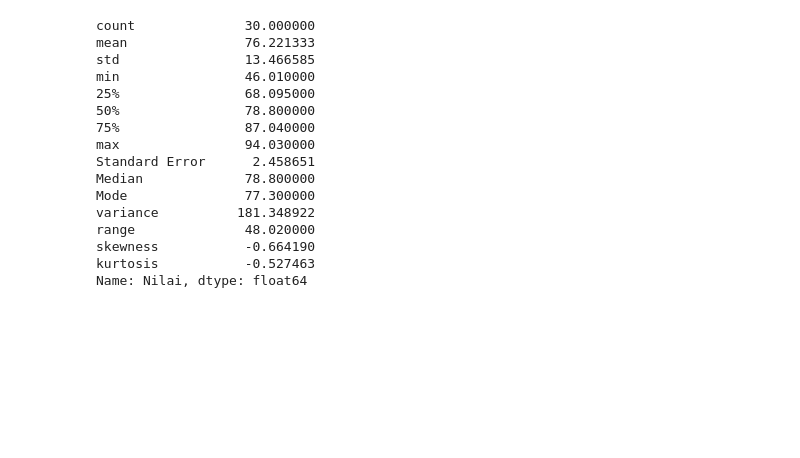
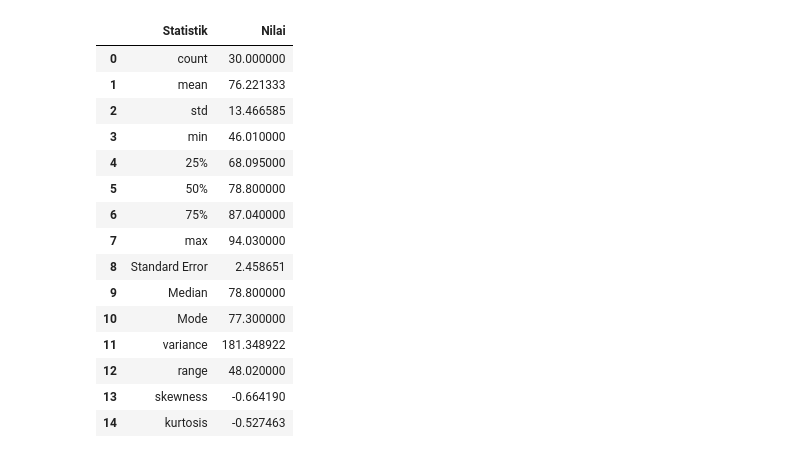
Before and after one commit to TommyTio/Pertemuan4-Online, a Jupyter notebook: Pertemuan4_StatistikaProbabilitas.ipynb, the cells around one changed output. Saved outputs shown, nothing was run; the diff lists cells and outputs as text; code cells hidden in the pictures; blank space fills up the shorter version.

```diff
--- a/Pertemuan4_StatistikaProbabilitas.ipynb
+++ b/Pertemuan4_StatistikaProbabilitas.ipynb
@@ -64,29 +95,36 @@ datafrq.plot(kind='pie',y='Frekuensi',autopct='%1.0f%%',legend=False)
 # %%
 dataraw["Nilai"] = pd.to_numeric(dataraw["Nilai"], errors='coerce')
 dt = dataraw["Nilai"]
 stats = dt.describe()
 stats['Standard Error'] = dt.sem()
 stats['Median'] = dt.median()
 stats['Mode'] = dt.mode().iloc[0]
 stats['variance'] = dt.var()
 stats['range'] = dt.max() - dt.min()
 stats['skewness'] = dt.skew()
 stats['kurtosis'] = dt.kurtosis()
-print(stats)
+
+stats_df = pd.DataFrame({
+    'Statistik': stats.index,
+    'Nilai': stats.values
+})
+
+styled_stats = stats_df.style.background_gradient(cmap='RdBu')
+display(styled_stats)
 # %% [output]
-count              30.000000
-mean               76.221333
-std                13.466585
-min                46.010000
-25%                68.095000
-50%                78.800000
-75%                87.040000
-max                94.030000
-Standard Error      2.458651
-Median             78.800000
-Mode               77.300000
-variance          181.348922
-range              48.020000
-skewness           -0.664190
-kurtosis           -0.527463
-Name: Nilai, dtype: float64
+|  | Statistik | Nilai |
+| 0 | count | 30.000000 |
+| 1 | mean | 76.221333 |
+| 2 | std | 13.466585 |
+| 3 | min | 46.010000 |
+| 4 | 25% | 68.095000 |
+| 5 | 50% | 78.800000 |
+| 6 | 75% | 87.040000 |
+| 7 | max | 94.030000 |
+| 8 | Standard Error | 2.458651 |
+| 9 | Median | 78.800000 |
+| 10 | Mode | 77.300000 |
+| 11 | variance | 181.348922 |
+| 12 | range | 48.020000 |
+| 13 | skewness | -0.664190 |
+| 14 | kurtosis | -0.527463 |
```
Also changed, not shown: parts of 11 cells of this notebook.
